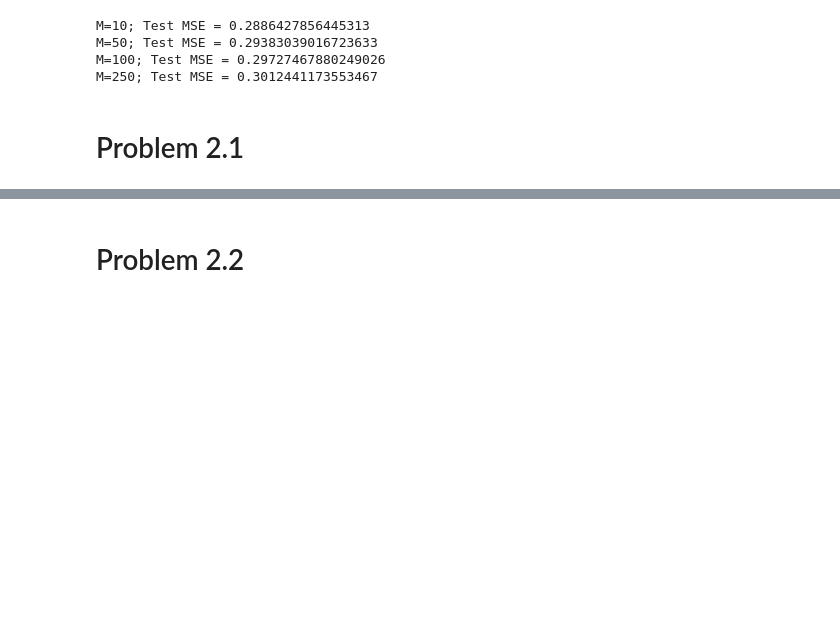
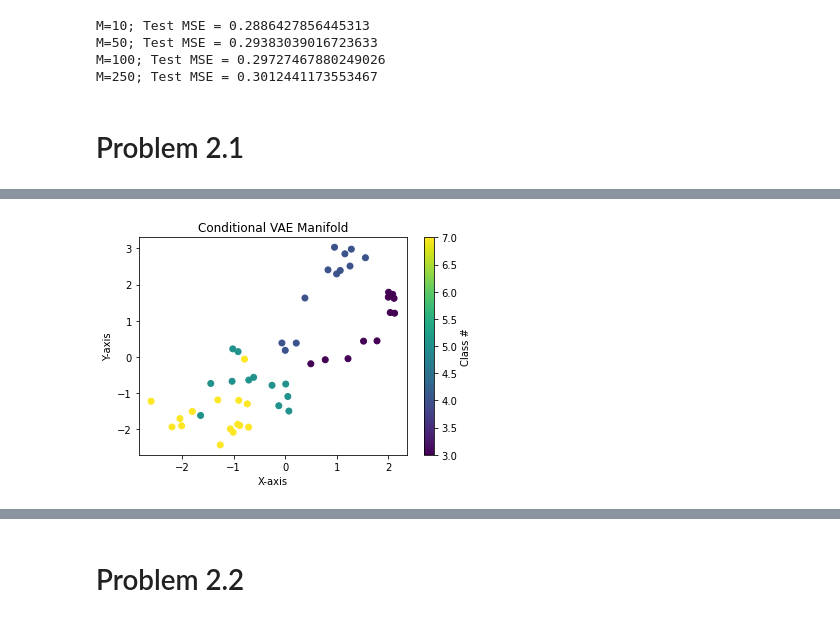
Before and after one commit to samalbertson3/ece-685, a Jupyter notebook: homework 4/homework 4.ipynb, the cells around one changed output, grey strips where cells are left out. Drawn from its saved outputs; the diff is of its cells as text; code cells hidden in the pictures; blank space fills up the shorter version.

```diff
--- a/homework 4/homework 4.ipynb
+++ b/homework 4/homework 4.ipynb
@@ -475,6 +458,5 @@ best_ind = torch.argmin(hyperparams[:,3])
 n_hid_best, z_dim_best, lr_best = [float(elem) for elem in hyperparams[best_ind, :3]]
 print(f'Best parameters: n_hid = {n_hid_best}, z_dim = {z_dim_best}, lr = {10**lr_best}')
 
-best_cvae = ConditioNet(n_class, n_in, n_hid_best, z_dim_best)
+best_cvae = ConditioNet(int(n_class), int(n_in), int(n_hid_best), int(z_dim_best))
 best_cvae.load_state_dict(torch.load("best_cVAE_weights.pth"))
-test_cVAE(best_cvae, device, test_loader, epoch)
@@ -511,0 +521,17 @@ show(make_grid(data.reshape(data_size), padding=0), make_grid(output.reshape(dat
+# %%
+# plot manifold
+plt.scatter(xys[:, 0], xys[:, 1], c=target, cmap='viridis', marker='o')
+
+# Add labels and title
+plt.xlabel('X-axis')
+plt.ylabel('Y-axis')
+plt.title('Conditional VAE Manifold')
+
+# Add colorbar
+cbar = plt.colorbar()
+cbar.set_label("Class #")
+
+# Show the plot
+plt.show()
+# %% [output]
+[figure, added]
```
Also changed, not shown: parts of 13 cells of this notebook, 2 other files.
